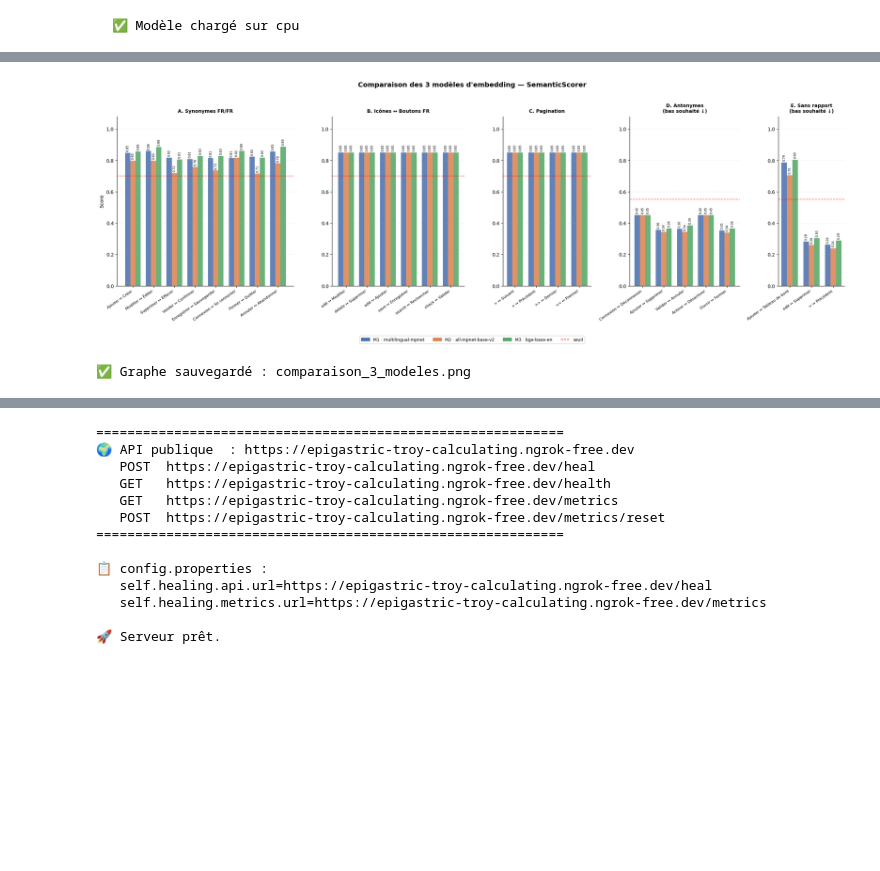
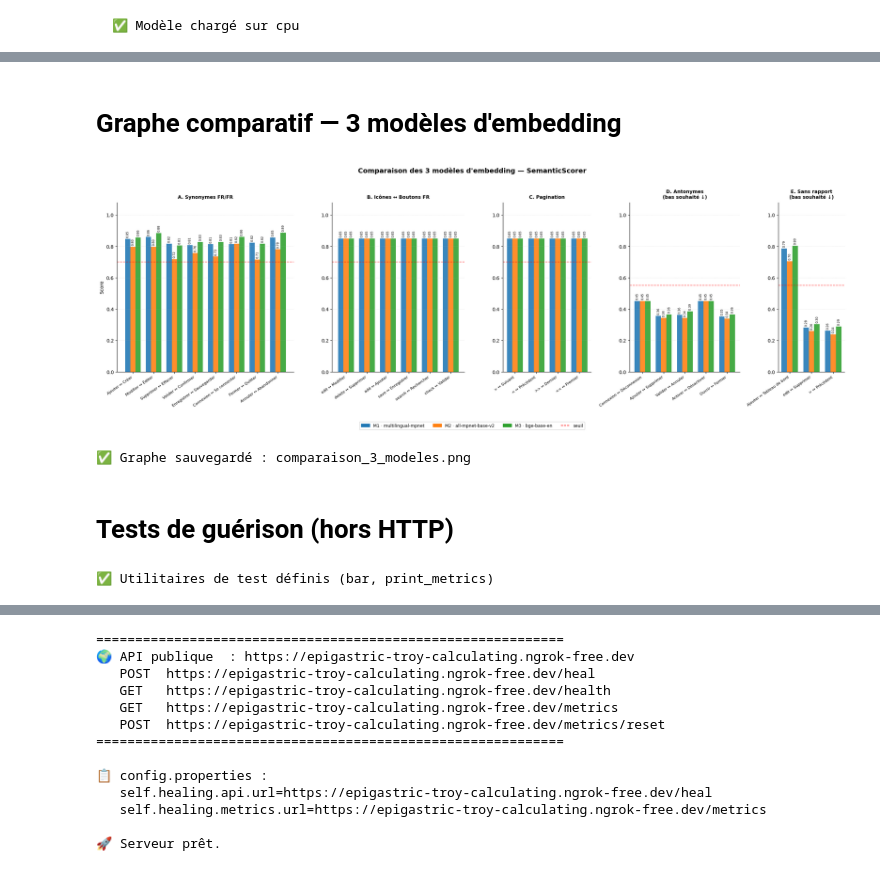
Before and after one commit to Mariem-Elhouche/ai_test_automation_framework, a Jupyter notebook: ai-engine/notebooks/self_healing.ipynb, the cells around one changed output, grey strips where cells are left out. Saved outputs shown, nothing was run; the diff lists cells and outputs as text; code cells hidden in the pictures; blank space fills up the shorter version.

Commit message:
dashboard & pipeline ci

```diff
--- a/ai-engine/notebooks/self_healing.ipynb
+++ b/ai-engine/notebooks/self_healing.ipynb
@@ -2656,8 +1945,6 @@ print("✅ DashboardPusher activé — métriques envoyées vers", DASHBOARD_API
+# %% [markdown]
+# Graphe comparatif — 3 modèles d'embedding
 # %%
-# ============================================================
-# CELL 10 — Visualisation comparative 3 modèles
-# ============================================================
-
 import matplotlib.pyplot as plt
 import matplotlib.patches as mpatches
 import numpy as np
@@ -2704,9 +1991,9 @@ categories = {
 }
 
 COLORS = {
-    'M1': '#4C72B0',  # bleu   — multilingue
-    'M2': '#DD8452',  # orange — all-mpnet
-    'M3': '#55A868',  # vert   — bge
+    'M1': '#1f77b4',  # vibrant blue
+    'M2': '#ff7f0e',  # vibrant orange
+    'M3': '#2ca02c',  # vibrant green
 }
 LABELS = {
     'M1': 'M1 · multilingual-mpnet',
@@ -2738,35 +2025,58 @@ for ax, (cat_name, rows) in zip(axes, categories.items()):
     is_low = "souhaité" in cat_name
     threshold = 0.55 if is_low else 0.70
     ax.axhline(threshold, color='red', linewidth=1.2, linestyle='--', alpha=0.6,
                label=f"seuil {'max' if is_low else 'min'} {threshold}")
 
     # Valeurs au-dessus des barres
     for i, (m1, m2, m3) in enumerate(zip(vals_m1, vals_m2, vals_m3)):
         for offset, val in zip([-width, 0, width], [m1, m2, m3]):
             ax.text(i + offset, val + 0.008, f"{val:.2f}",
                     ha='center', va='bottom', fontsize=6.5, rotation=90)
 
     ax.set_title(cat_name, fontsize=10, fontweight='bold', pad=8)
     ax.set_xticks(x)
     ax.set_xticklabels(labels, rotation=35, ha='right', fontsize=8)
     ax.set_ylim(0, 1.08)
     ax.set_ylabel("Score" if ax == axes[0] else "")
     ax.grid(axis='y', linestyle=':', alpha=0.4)
     ax.spines[['top', 'right']].set_visible(False)
 
 # Légende commune en bas
 patches = [mpatches.Patch(color=COLORS[k], label=LABELS[k]) for k in ('M1', 'M2', 'M3')]
 patches.append(plt.Line2D([0], [0], color='red', linestyle='--', linewidth=1.2, label='seuil'))
 fig.legend(handles=patches, loc='lower center', ncol=4,
            fontsize=9, bbox_to_anchor=(0.5, -0.08), frameon=True)
 
 plt.tight_layout()
 plt.savefig("comparaison_3_modeles.png", dpi=150, bbox_inches='tight')
 plt.show()
 print("✅ Graphe sauvegardé : comparaison_3_modeles.png")
 # %% [output]
-[figure, old version]
+[figure, new version]
 ✅ Graphe sauvegardé : comparaison_3_modeles.png
+# %% [markdown]
+# Tests de guérison (hors HTTP)
+# %%
+# ── Utilitaire commun à tous les tests ──────────────────────
+def bar(v: float) -> str:
+    """Barre de progression ASCII — réutilisée dans tous les tests."""
+    n = int(v * 20)
+    return "█" * n + "░" * (20 - n)
+
+
+def print_metrics(m: dict) -> None:
+    print(f"  healing_rate      : {bar(m['healing_rate'])} {m['healing_rate']:.0%}")
+    print(f"  baseline_hit_rate : {bar(m['baseline_hit_rate'])} {m['baseline_hit_rate']:.0%}")
+    print(f"  nlp_efficiency    : {bar(m['nlp_filter_efficiency'])} {m['nlp_filter_efficiency']:.0%}")
+    print(f"  avg_time_ms       : {m['avg_healing_time_ms']:.1f} ms")
+    print(f"  avg_final_score   : {m['avg_final_score']:.3f}")
+    print(f"  struct_score avg  : {m['avg_structural_score']:.3f}")
+    print(f"  semantic_score avg: {m['avg_semantic_score']:.3f}")
+    print(f"  pipeline          : {m['total_elements_extracted']} extraits → {m['total_sent_to_nlp']} NLP")
+
+print("✅ Utilitaires de test définis (bar, print_metrics)")
+# %% [output]
+✅ Utilitaires de test définis (bar, print_metrics)
 # %%
 print('\n─── CAS 4 : Nouvelle requête (non présente en baseline) ────────────────')
 _NEW_DOM_WITH_CANDIDATES = """
```
Also changed, not shown: parts of 47 cells of this notebook, 36 other files.
